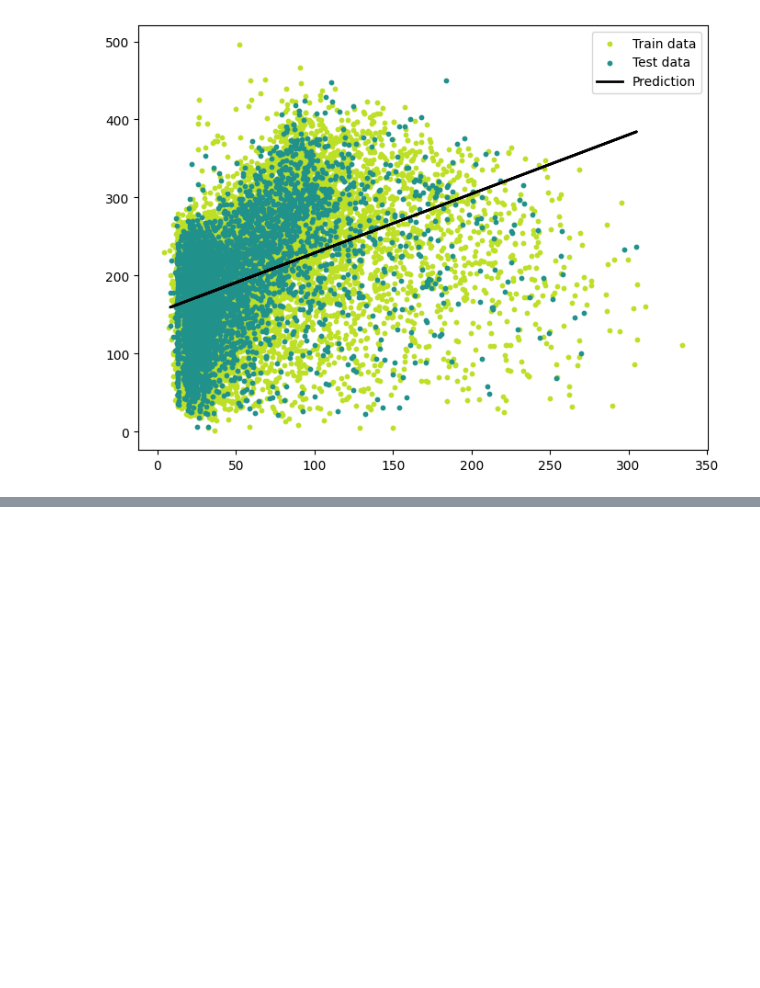
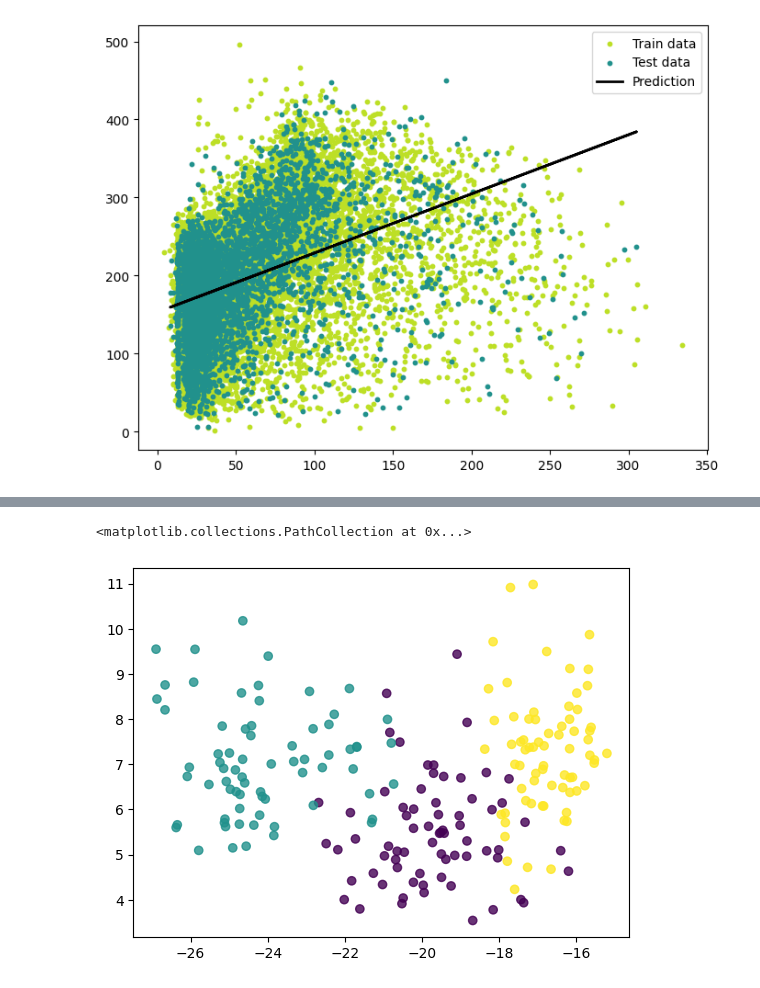
Before and after one commit to daniil777555/portfolio, a Jupyter notebook: python/ml/test-my-model.ipynb, the cells around one changed output, grey strips where cells are left out. Cells and saved outputs as stored; diff of their text form; code cells hidden in the pictures; blank space fills up the shorter version.

```diff
--- a/python/ml/test-my-model.ipynb
+++ b/python/ml/test-my-model.ipynb
@@ -192,0 +234,7 @@ plt.show()
+# %%
+pca = PCA(n_components=2)
+transformed_x = pca.fit_transform(X)
+plt.scatter(transformed_x[:,0], transformed_x[:,1], c=y, alpha=0.8, cmap='viridis')
+# %% [output]
+<matplotlib.collections.PathCollection at 0x...>
+[figure, added]
```
Also changed, not shown: parts of 13 cells of this notebook, 21 other files.
